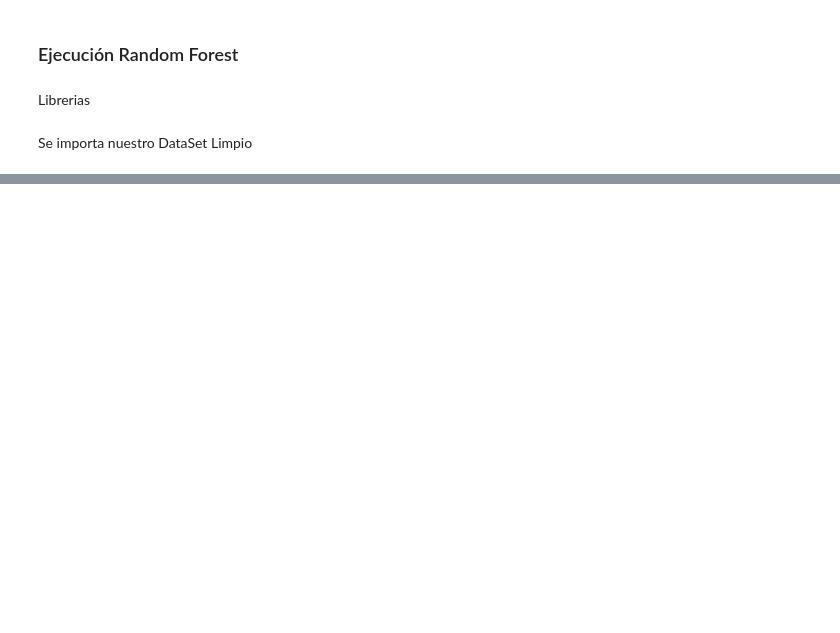
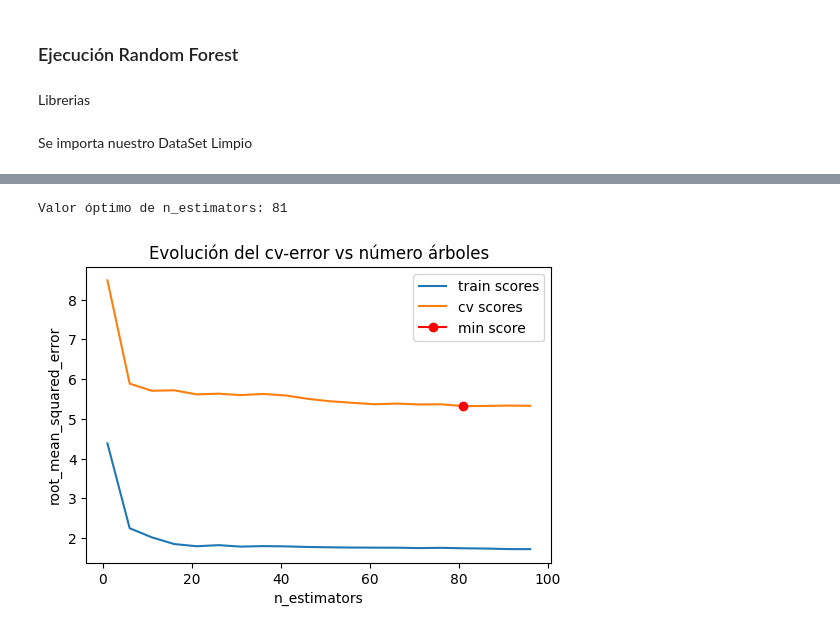
Before and after one commit to kennethLeonel/Monografia-calidad-del-aire-valle-de-aburra, a Jupyter notebook: RandomForest.ipynb, the cells around one changed output, grey strips where cells are left out. Cells and saved outputs as stored; diff of their text form; code cells hidden in the pictures; blank space fills up the shorter version.

```diff
--- a/RandomForest.ipynb
+++ b/RandomForest.ipynb
@@ -27,0 +163,58 @@ df
+# %%
+# Validación empleando k-cross-validation y neg_root_mean_squared_error
+# ==============================================================================
+train_scores = []
+cv_scores    = []
+
+# Valores evaluados
+estimator_range = range(1, 100, 5)
+
+# Bucle para entrenar un modelo con cada valor de n_estimators y extraer su error
+# de entrenamiento y de k-cross-validation.
+for n_estimators in estimator_range:
+
+    modelRF = RandomForestRegressor(
+                n_estimators = n_estimators,
+                criterion    = 'squared_error', #mean squared error: mse
+                max_depth    = None,
+                max_features = 'sqrt',
+                oob_score    = False,
+                n_jobs       = -1,
+                random_state = 123
+             )
+
+    # Error de train
+    modelRF.fit(X_Completo, y_Completo)
+    predicciones = modelRF.predict(X = X_Completo)
+    rmse = mean_squared_error(
+            y_true  = y_Completo,
+            y_pred  = predicciones,
+            squared = False
+           )
+    train_scores.append(rmse)
+
+    # Error de validación cruzada
+    scores = cross_val_score(
+                estimator = modelRF,
+                X         = X_Completo,
+                y         = y_Completo,
+                scoring   = 'neg_root_mean_squared_error',
+                cv        = 5
+             )
+    # Se agregan los scores de cross_val_score() y se pasa a positivo
+    cv_scores.append(-1*scores.mean())
+
+# Gráfico con la evolución de los errores
+fig, ax = plt.subplots(figsize=(6, 3.84))
+ax.plot(estimator_range, train_scores, label="train scores")
+ax.plot(estimator_range, cv_scores, label="cv scores")
+ax.plot(estimator_range[np.argmin(cv_scores)], min(cv_scores),
+        marker='o', color = "red", label="min score")
+ax.set_ylabel("root_mean_squared_error")
+ax.set_xlabel("n_estimators")
+ax.set_title("Evolución del cv-error vs número árboles")
+plt.legend();
+print(f"Valor óptimo de n_estimators: {estimator_range[np.argmin(cv_scores)]}")
+# %% [output]
+Valor óptimo de n_estimators: 81
+[figure, added]
```
Also changed, not shown: parts of 24 cells of this notebook, 5 other files.
